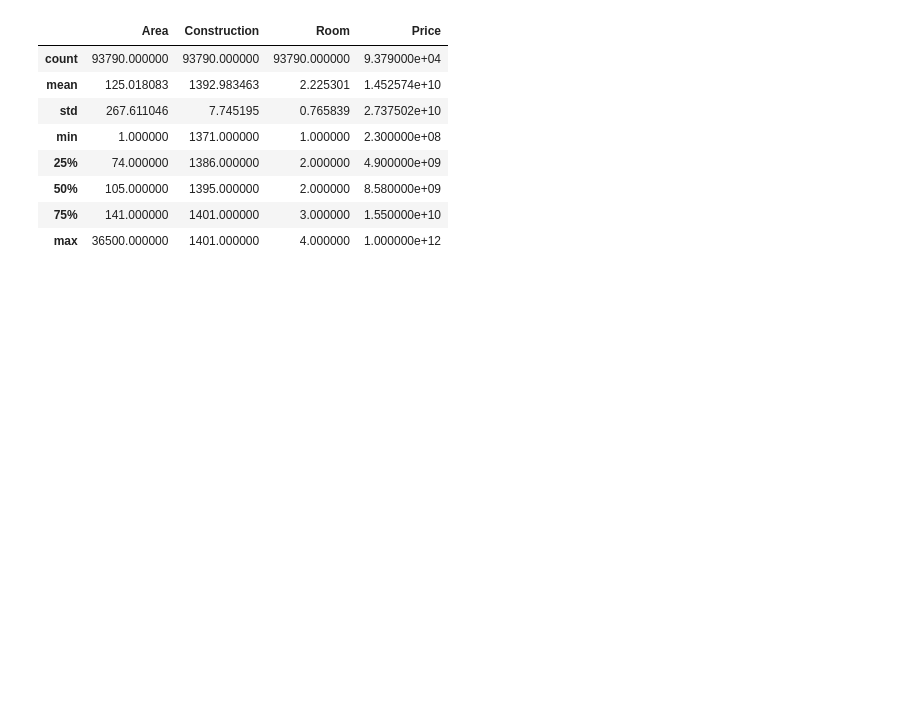
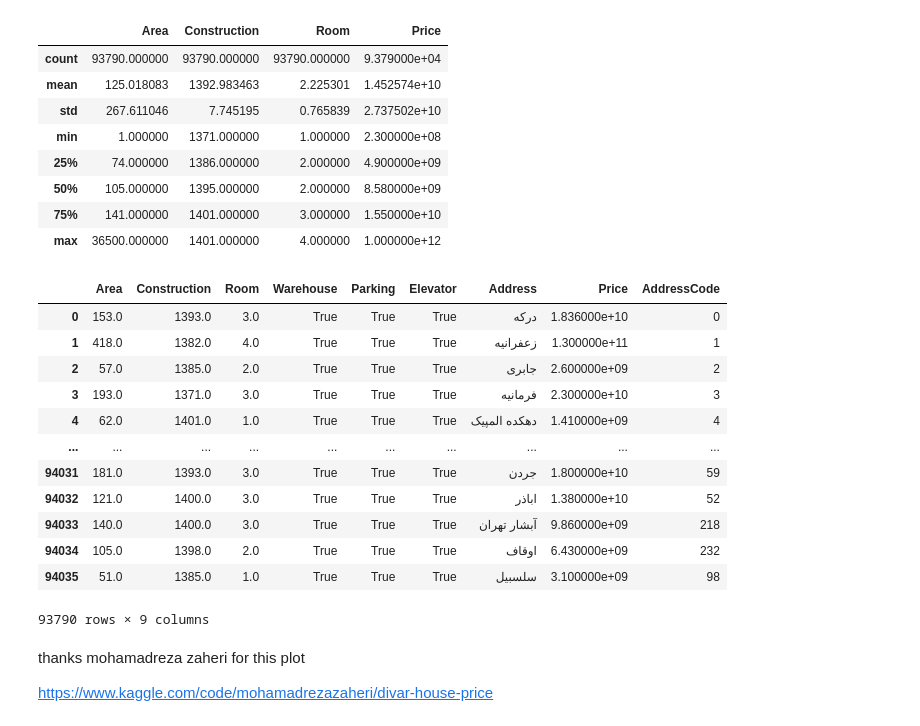
Before and after one commit to pouyaneh/divar-housing-advert, a Jupyter notebook: code.ipynb, the cells around one changed output. Cells and saved outputs as stored; diff of their text form; code cells hidden in the pictures; blank space fills up the shorter version.

```diff
--- a/code.ipynb
+++ b/code.ipynb
@@ -88,3 +88,19 @@ df.describe()
 | 50% | 105.000000 | 1395.000000 | 2.000000 | 8.580000e+09 |
 | 75% | 141.000000 | 1401.000000 | 3.000000 | 1.550000e+10 |
 | max | 36500.000000 | 1401.000000 | 4.000000 | 1.000000e+12 |
+# %%
+df['AddressCode'], unique_addresses = pd.factorize(df['Address'])
+# %% [output]
+|  | Area | Construction | Room | Warehouse | Parking | Elevator | Address | Price | AddressCode |
+| 0 | 153.0 | 1393.0 | 3.0 | True | True | True | درکه | 1.836000e+10 | 0 |
+| 1 | 418.0 | 1382.0 | 4.0 | True | True | True | زعفرانیه | 1.300000e+11 | 1 |
+| 2 | 57.0 | 1385.0 | 2.0 | True | True | True | جابری | 2.600000e+09 | 2 |
+| 3 | 193.0 | 1371.0 | 3.0 | True | True | True | فرمانیه | 2.300000e+10 | 3 |
+| 4 | 62.0 | 1401.0 | 1.0 | True | True | True | دهکده المپیک | 1.410000e+09 | 4 |
+| ... | ... | ... | ... | ... | ... | ... | ... | ... | ... |
+| 94031 | 181.0 | 1393.0 | 3.0 | True | True | True | جردن | 1.800000e+10 | 59 |
+| 94032 | 121.0 | 1400.0 | 3.0 | True | True | True | اباذر | 1.380000e+10 | 52 |
+| 94033 | 140.0 | 1400.0 | 3.0 | True | True | True | آبشار تهران | 9.860000e+09 | 218 |
+| 94034 | 105.0 | 1398.0 | 2.0 | True | True | True | اوقاف | 6.430000e+09 | 232 |
+| 94035 | 51.0 | 1385.0 | 1.0 | True | True | True | سلسبیل | 3.100000e+09 | 98 |
+93790 rows × 9 columns
@@ -90,0 +109,4 @@ df.describe()
+# %% [markdown]
+thanks mohamadreza zaheri for this plot
+
+https://www.kaggle.com/code/mohamadrezazaheri/divar-house-price
```
Also changed, not shown: parts of 5 cells of this notebook.
